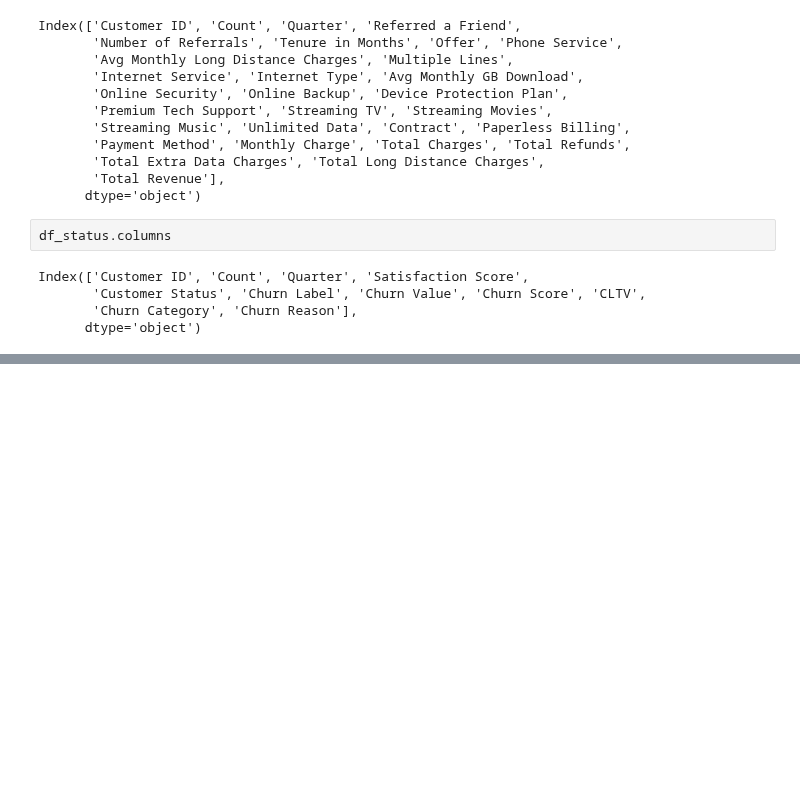
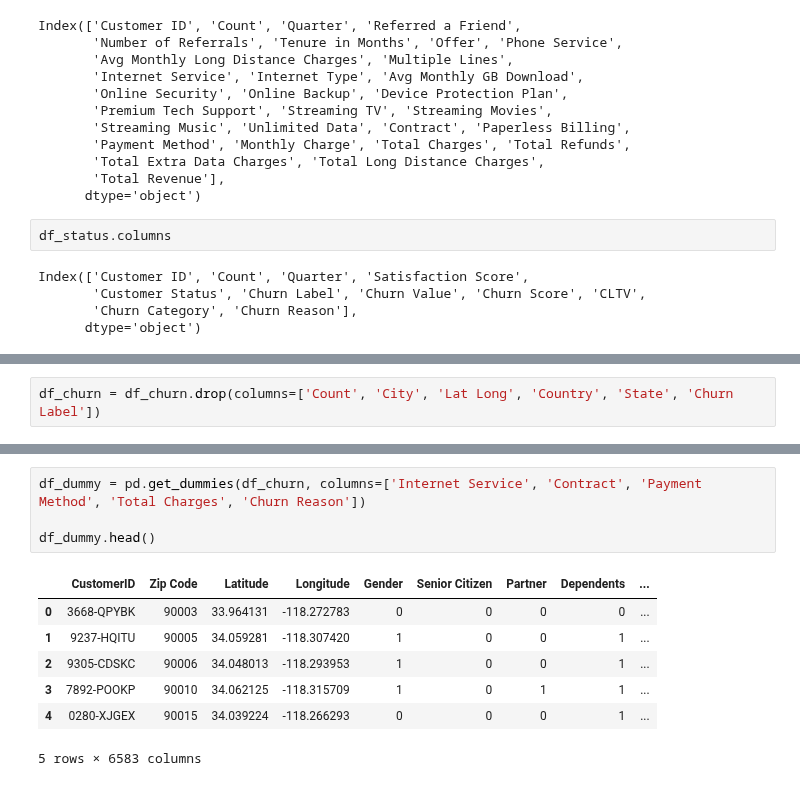
Before and after one commit to dvanheeswijk/Springboard, a Jupyter notebook: Capstone_3/Capstone 3 - Data Wrangling.ipynb, the cells around one changed output, grey strips where cells are left out. Cells and saved outputs as stored; diff of their text form; blank space fills up the shorter version.

```diff
--- a/Capstone_3/Capstone 3 - Data Wrangling.ipynb
+++ b/Capstone_3/Capstone 3 - Data Wrangling.ipynb
@@ -83,0 +145,2 @@ We would like to combine these DataFrames into one clean DataFrame to work with
+# %%
+df_churn = df_churn.drop(columns=['Count', 'City', 'Lat Long', 'Country', 'State', 'Churn Label'])
@@ -83,0 +198,12 @@ We would like to combine these DataFrames into one clean DataFrame to work with
+# %%
+df_dummy = pd.get_dummies(df_churn, columns=['Internet Service', 'Contract', 'Payment Method', 'Total Charges', 'Churn Reason'])
+
+df_dummy.head()
+# %% [output]
+|  | CustomerID | Zip Code | Latitude | Longitude | Gender | Senior Citizen | Partner | Dependents | ... |
+| 0 | 3668-QPYBK | 90003 | 33.964131 | -118.272783 | 0 | 0 | 0 | 0 | ... |
+| 1 | 9237-HQITU | 90005 | 34.059281 | -118.307420 | 1 | 0 | 0 | 1 | ... |
+| 2 | 9305-CDSKC | 90006 | 34.048013 | -118.293953 | 1 | 0 | 0 | 1 | ... |
+| 3 | 7892-POOKP | 90010 | 34.062125 | -118.315709 | 1 | 0 | 1 | 1 | ... |
+| 4 | 0280-XJGEX | 90015 | 34.039224 | -118.266293 | 0 | 0 | 0 | 1 | ... |
+5 rows × 6583 columns
```
Also changed, not shown: parts of 15 cells of this notebook, 1 other file.
